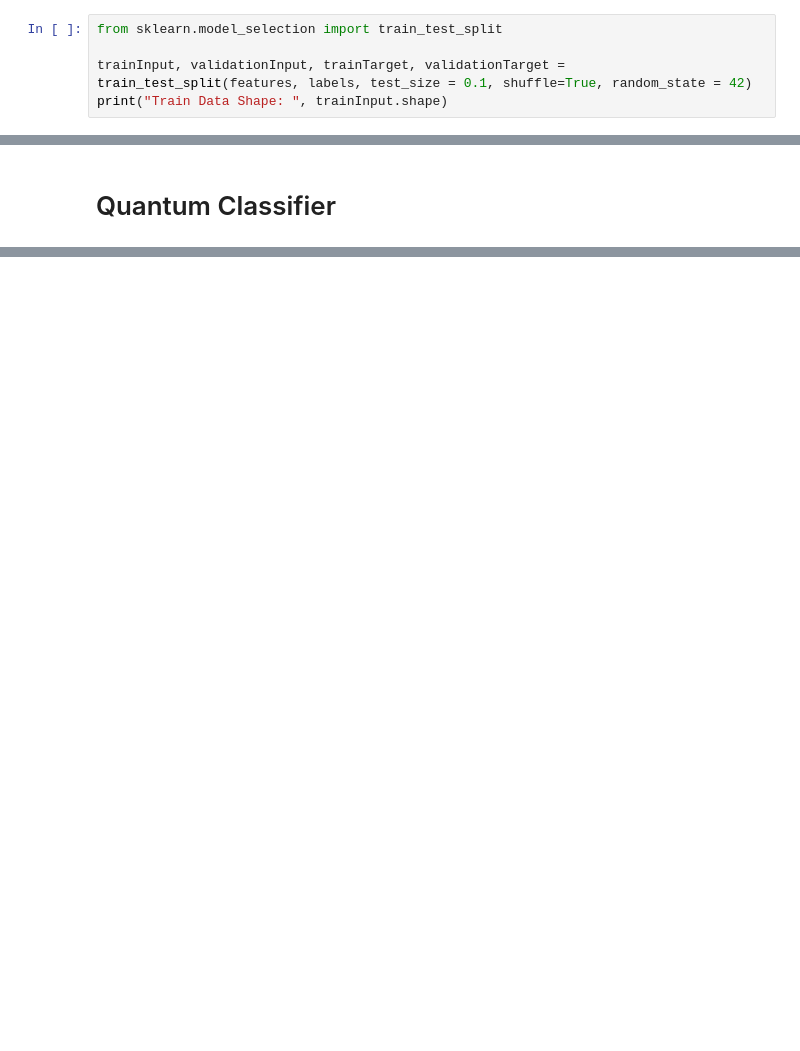
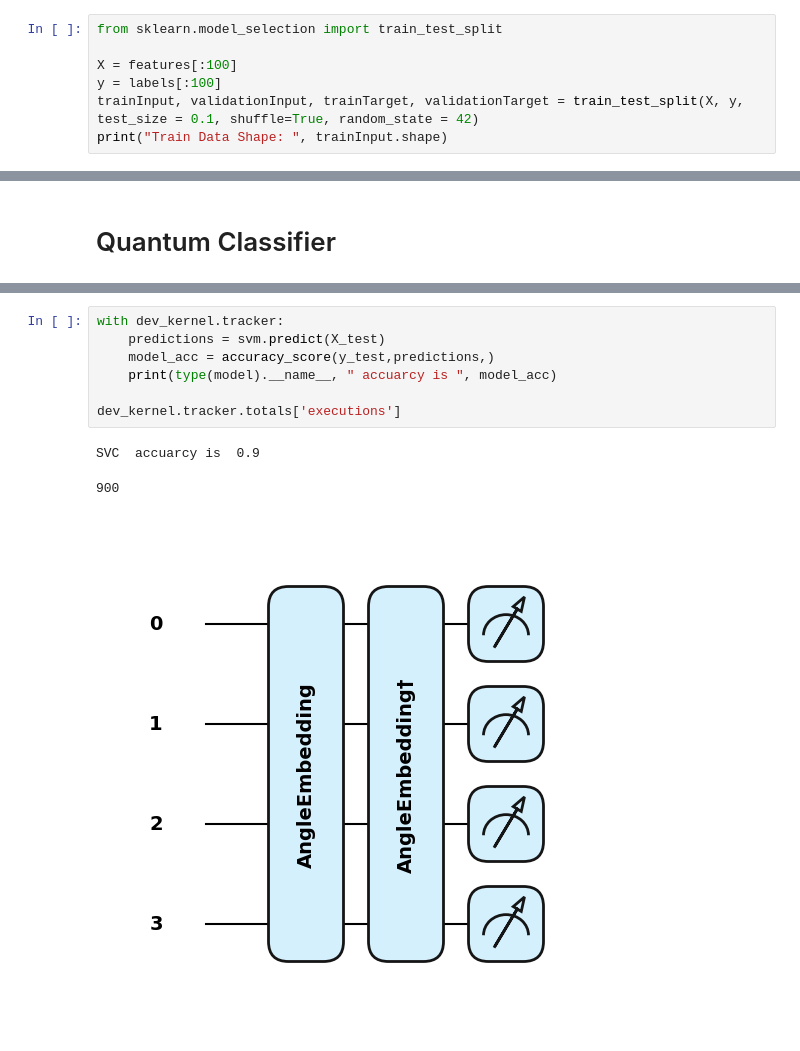
Before and after one commit to caspwashere/QC-3, a Jupyter notebook: assignment3.ipynb, the cells around one changed output, grey strips where cells are left out. Drawn from its saved outputs; the diff is of its cells as text; blank space fills up the shorter version.

```diff
--- a/assignment3.ipynb
+++ b/assignment3.ipynb
@@ -48,6 +61,8 @@ plt.show()
 # %%
 from sklearn.model_selection import train_test_split
 
-trainInput, validationInput, trainTarget, validationTarget = train_test_split(features, labels, test_size = 0.1, shuffle=True, random_state = 42)
+X = features[:100]
+y = labels[:100]
+trainInput, validationInput, trainTarget, validationTarget = train_test_split(X, y, test_size = 0.1, shuffle=True, random_state = 42)
 print("Train Data Shape: ", trainInput.shape)
 # %% [output]
@@ -127,0 +139,11 @@ KeyboardInterrupt:
+# %%
+with dev_kernel.tracker:
+    predictions = svm.predict(X_test)
+    model_acc = accuracy_score(y_test,predictions,)
+    print(type(model).__name__, " accuarcy is ", model_acc)
+
+dev_kernel.tracker.totals['executions']
+# %% [output]
+SVC  accuarcy is  0.9
+900
+[figure, added]
```
Also changed, not shown: parts of 5 cells of this notebook.
